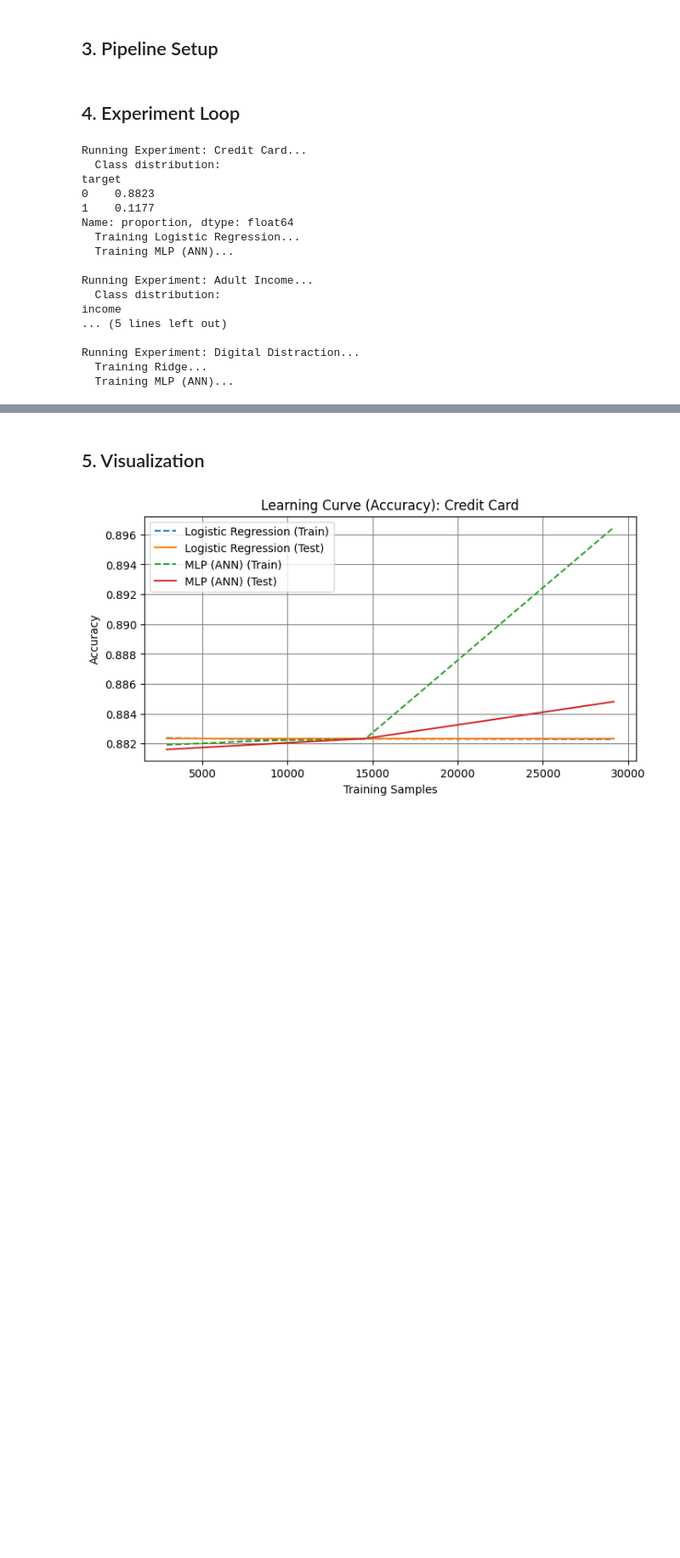
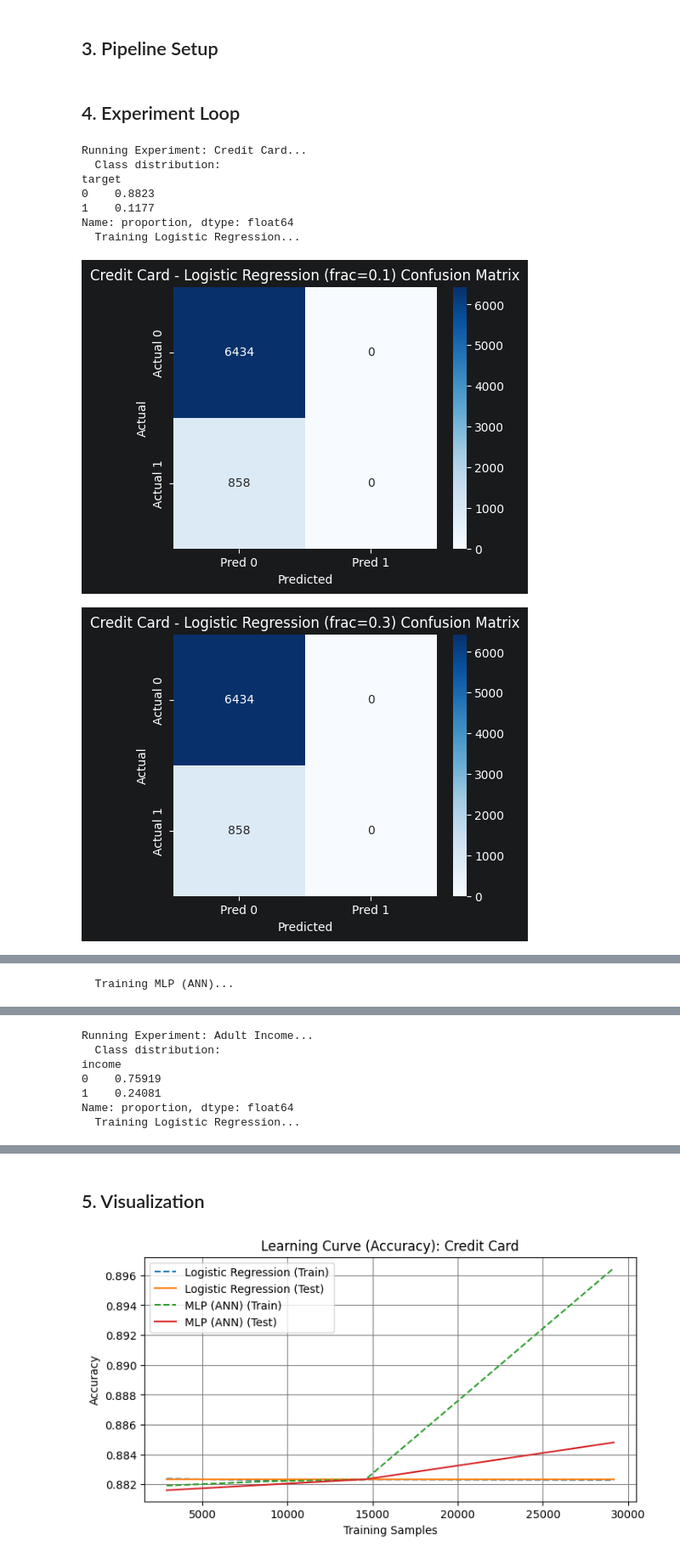
Before and after one commit to JustinAlega/Data-Science-3402, a Jupyter notebook: data_size_impact_study.ipynb, the cells around one changed output, grey strips where cells are left out. Shown at 85% size. Drawn from its saved outputs; the diff is of its cells as text; code cells hidden in the pictures; blank space fills up the shorter version.

Commit message:
add confusion matrices to classification output

```diff
--- a/data_size_impact_study.ipynb
+++ b/data_size_impact_study.ipynb
@@ -314,40 +314,43 @@ for name, info in datasets.items():
                     mae_scores.append(mean_absolute_error(y_test, test_preds))
                     r2_scores.append(r2_score(y_test, test_preds))
 
+                if info['task'] == 'classification' and cm is not None:
+                    plt.figure(figsize=(5,4))
+                    sns.heatmap(cm, annot=True, fmt='d', cmap='Blues',
+                                xticklabels=['Pred 0', 'Pred 1'],
+                                yticklabels=['Actual 0', 'Actual 1']
+                                )
+                    plt.title(f"{name} - {m_name} (frac={frac}) Confusion Matrix")
+                    plt.xlabel("Predicted")
+                    plt.ylabel("Actual")
+                    plt.show()
+
             # --- Store results ---
             if len(test_scores) > 0:
                 results.append({
                     'Dataset': name,
                     'Model': m_name,
                     'Fraction': frac,
                     'Samples': len(X_sub),
                     'Test Mean': np.mean(test_scores),
                     'Train Mean': np.mean(train_scores),
                     'Gap': np.mean(train_scores) - np.mean(test_scores),
                     'Std': np.std(test_scores),
                     'F1 Mean': np.mean(f1_scores) if info['task'] == 'classification' else None,
                     'MAE Mean': np.mean(mae_scores) if info['task'] == 'regression' else None,
                     'R2 Mean': np.mean(r2_scores) if info['task'] == 'regression' else None,
                     'Confusion Matrix': cm if info['task'] == 'classification' else None,
                     'Task': info['task']
                 })
 
 results_df = pd.DataFrame(results)
 # %% [output]
 Running Experiment: Credit Card...
   Class distribution:
 target
 0    0.8823
 1    0.1177
 Name: proportion, dtype: float64
   Training Logistic Regression...
-  Training MLP (ANN)...
-
-Running Experiment: Adult Income...
-  Class distribution:
-income
-... (5 lines left out)
-
-Running Experiment: Digital Distraction...
-  Training Ridge...
-  Training MLP (ANN)...
+[figure, added]
+[figure, added]
@@ -353,0 +359 @@ Running Experiment: Digital Distraction...
+  Training MLP (ANN)...
@@ -353,0 +364,7 @@ Running Experiment: Digital Distraction...
+Running Experiment: Adult Income...
+  Class distribution:
+income
+0    0.75919
+1    0.24081
+Name: proportion, dtype: float64
+  Training Logistic Regression...
```
Also changed, not shown: parts of 1 cell of this notebook.
